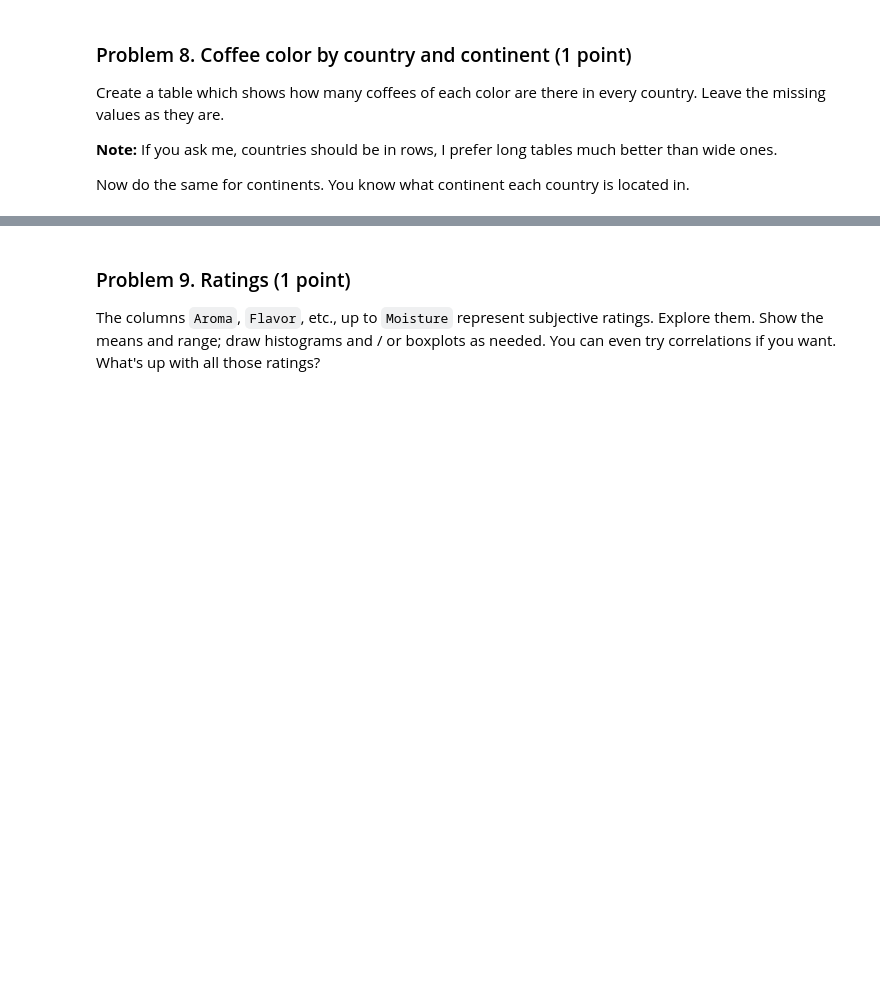
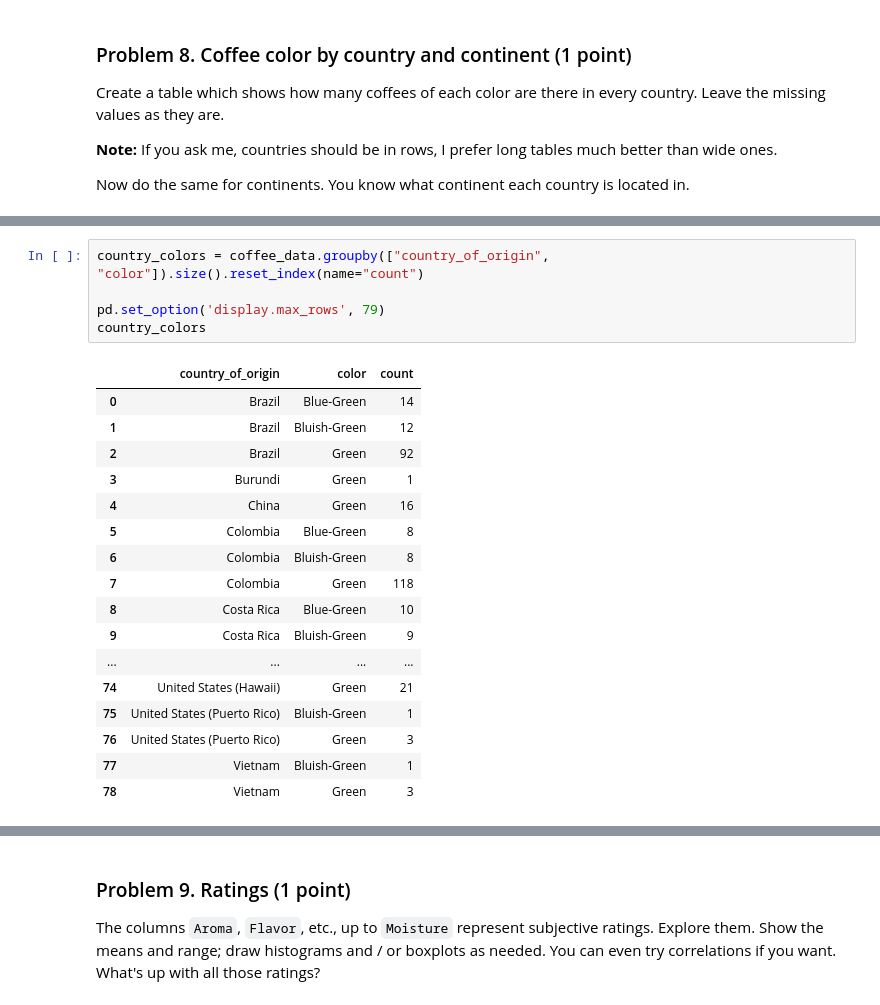
Before and after one commit to AI-Machine-Learning-Upskill-Programme/Data-Science, a Jupyter notebook: Data Science Course/Homeworks/02.Data-Tidying-and-Cleaning-Lab/Data Tidying and Cleaning Lab.ipynb, the cells around one changed output, grey strips where cells are left out. Cells and saved outputs as stored; diff of their text form; blank space fills up the shorter version.

```diff
--- a/Data Science Course/Homeworks/02.Data-Tidying-and-Cleaning-Lab/Data Tidying and Cleaning Lab.ipynb
+++ b/Data Science Course/Homeworks/02.Data-Tidying-and-Cleaning-Lab/Data Tidying and Cleaning Lab.ipynb
@@ -110,0 +364,23 @@ Now do the same for continents. You know what continent each country is located
+# %%
+country_colors = coffee_data.groupby(["country_of_origin", "color"]).size().reset_index(name="count")
+
+pd.set_option('display.max_rows', 79)
+country_colors
+# %% [output]
+|  | country_of_origin | color | count |
+| 0 | Brazil | Blue-Green | 14 |
+| 1 | Brazil | Bluish-Green | 12 |
+| 2 | Brazil | Green | 92 |
+| 3 | Burundi | Green | 1 |
+| 4 | China | Green | 16 |
+| 5 | Colombia | Blue-Green | 8 |
+| 6 | Colombia | Bluish-Green | 8 |
+| 7 | Colombia | Green | 118 |
+| 8 | Costa Rica | Blue-Green | 10 |
+| 9 | Costa Rica | Bluish-Green | 9 |
+| ... | ... | ... | ... |
+| 74 | United States (Hawaii) | Green | 21 |
+| 75 | United States (Puerto Rico) | Bluish-Green | 1 |
+| 76 | United States (Puerto Rico) | Green | 3 |
+| 77 | Vietnam | Bluish-Green | 1 |
+| 78 | Vietnam | Green | 3 |
```
Also changed, not shown: parts of 34 cells of this notebook, 1 other file.
